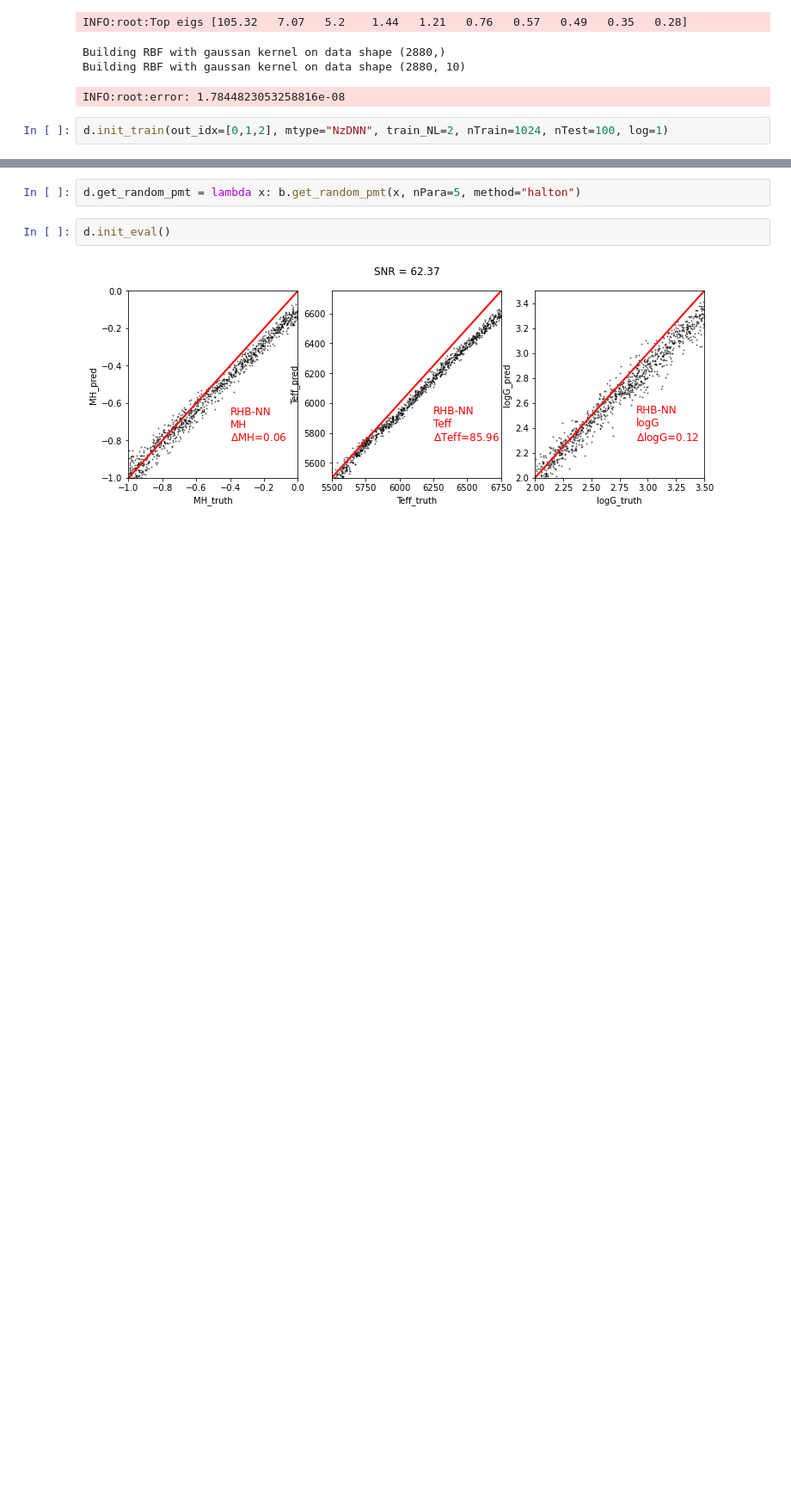
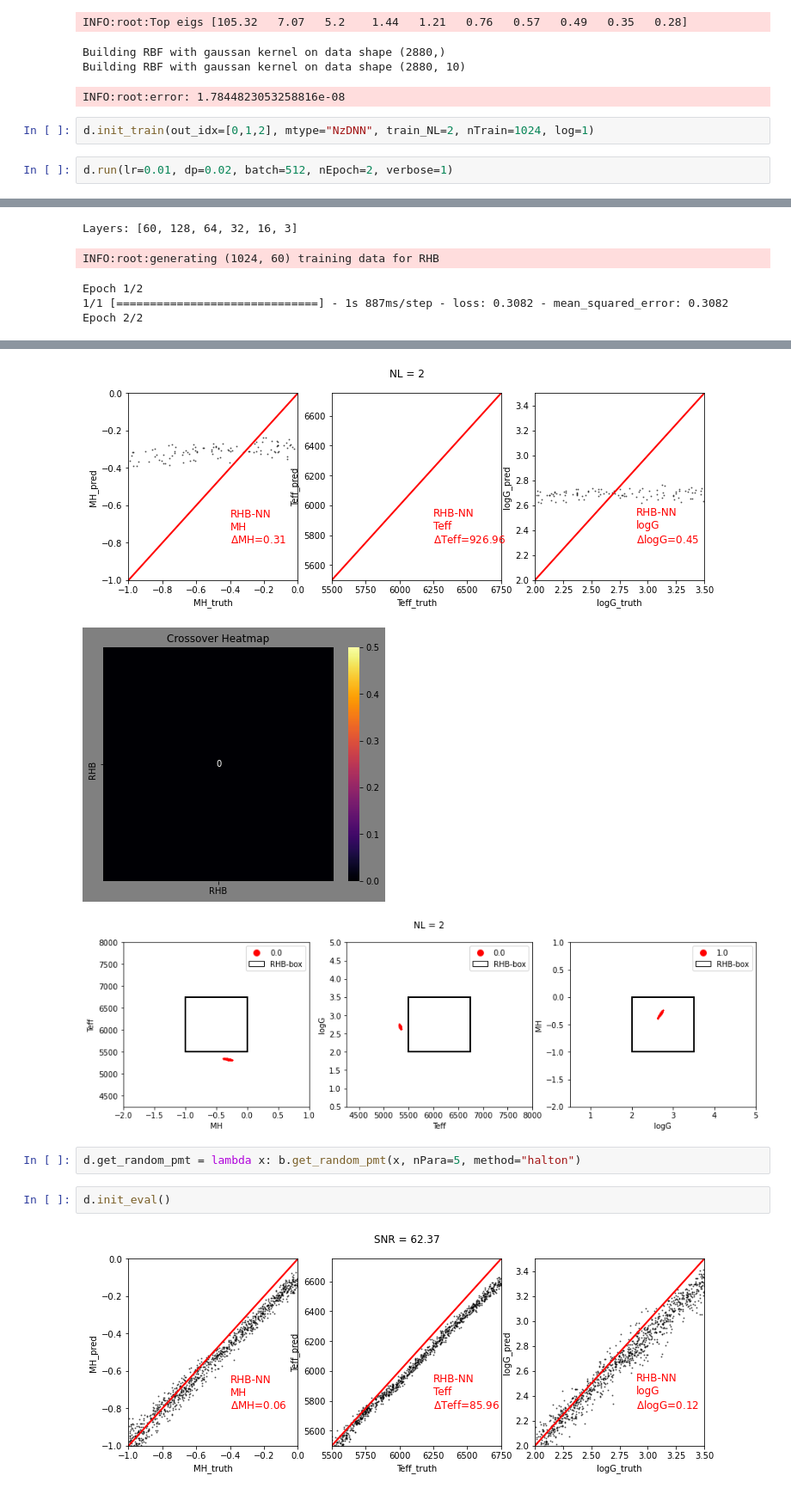
Before and after one commit to ViskaWei/PIML_v0, a Jupyter notebook: nb/RHB_noisednn.ipynb, the cells around one changed output, grey strips where cells are left out. Shown at 86% size. Drawn from its saved outputs; the diff is of its cells as text; blank space fills up the shorter version.

```diff
--- a/nb/RHB_noisednn.ipynb
+++ b/nb/RHB_noisednn.ipynb
@@ -32,4 +32,7 @@ Building RBF with gaussan kernel on data shape (2880,)
 Building RBF with gaussan kernel on data shape (2880, 10)
 INFO:root:error: 1.7844823053258816e-08
 # %%
-d.init_train(out_idx=[0,1,2], mtype="NzDNN", train_NL=2, nTrain=1024, nTest=100, log=1)
+d.init_train(out_idx=[0,1,2], mtype="NzDNN", train_NL=2, nTrain=1024, log=1)
+# %%
+d.run(lr=0.01, dp=0.02, batch=512, nEpoch=2, verbose=1)
+# %% [output]
@@ -35,0 +44,5 @@ d.init_train(out_idx=[0,1,2], mtype="NzDNN", train_NL=2, nTrain=1024, nTest=100,
+Layers: [60, 128, 64, 32, 16, 3]
+INFO:root:generating (1024, 60) training data for RHB
+Epoch 1/2
+1/1 [==============================] - 1s 887ms/step - loss: 0.3082 - mean_squared_error: 0.3082
+Epoch 2/2
@@ -36,3 +64,6 @@ d.init_train(out_idx=[0,1,2], mtype="NzDNN", train_NL=2, nTrain=1024, nTest=100,
+[figure, added]
+[figure, added]
+[figure, added]
 # %%
 d.get_random_pmt = lambda x: b.get_random_pmt(x, nPara=5, method="halton")
 # %%
```
Also changed, not shown: parts of 1 cell of this notebook, 10 other files.
